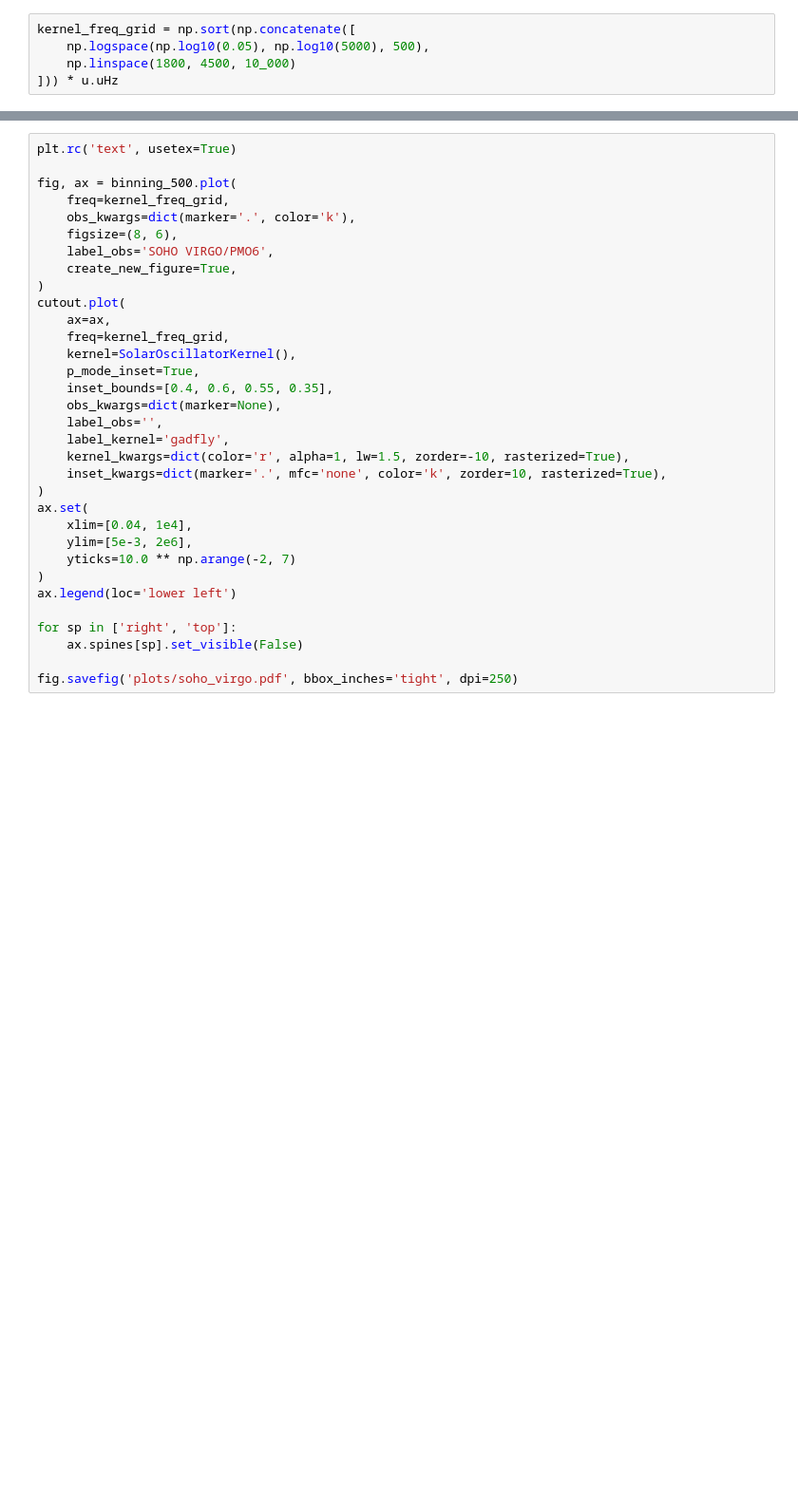
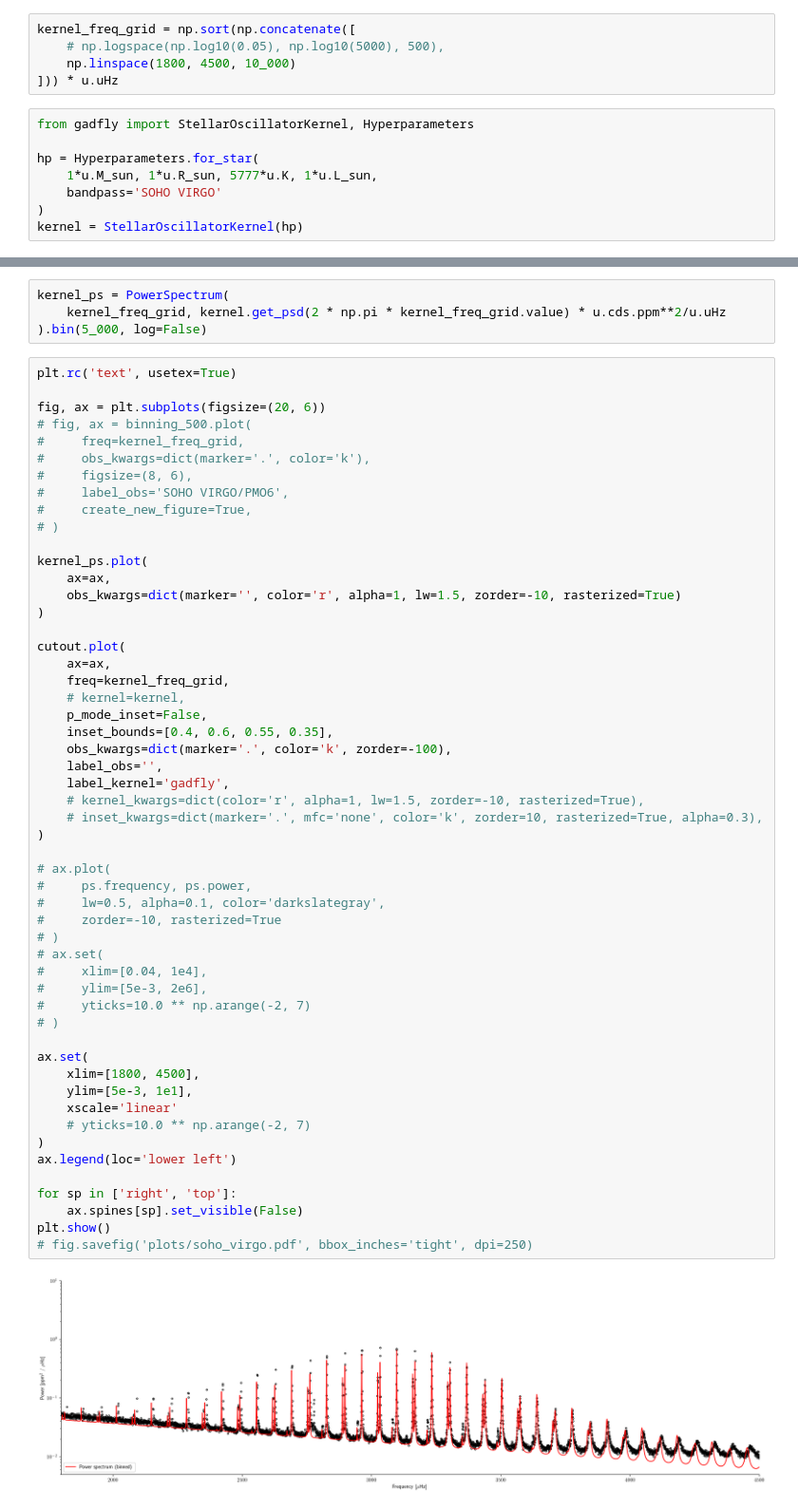
Before and after one commit to bmorris3/gadfly, a Jupyter notebook: notebooks/paper/soho_virgo.ipynb, the cells around one changed output, grey strips where cells are left out. Shown at 95% size. Cells and saved outputs as stored; diff of their text form; blank space fills up the shorter version.

Commit message:
asymptotic p mode approx

```diff
--- a/notebooks/paper/soho_virgo.ipynb
+++ b/notebooks/paper/soho_virgo.ipynb
@@ -45,5 +56,13 @@ cutout = ps.cutout(1800*u.uHz, 4500*u.uHz).bin(5_000, log=False)
 # %%
 kernel_freq_grid = np.sort(np.concatenate([
-    np.logspace(np.log10(0.05), np.log10(5000), 500),
+    # np.logspace(np.log10(0.05), np.log10(5000), 500),
     np.linspace(1800, 4500, 10_000)
 ])) * u.uHz
+# %%
+from gadfly import StellarOscillatorKernel, Hyperparameters
+
+hp = Hyperparameters.for_star(
+    1*u.M_sun, 1*u.R_sun, 5777*u.K, 1*u.L_sun,
+    bandpass='SOHO VIRGO'
+)
+kernel = StellarOscillatorKernel(hp)
@@ -50,33 +71,59 @@ kernel_freq_grid = np.sort(np.concatenate([
+# %%
+kernel_ps = PowerSpectrum(
+    kernel_freq_grid, kernel.get_psd(2 * np.pi * kernel_freq_grid.value) * u.cds.ppm**2/u.uHz
+).bin(5_000, log=False)
 # %%
 plt.rc('text', usetex=True)
 
-fig, ax = binning_500.plot(
-    freq=kernel_freq_grid,
-    obs_kwargs=dict(marker='.', color='k'),
-    figsize=(8, 6),
-    label_obs='SOHO VIRGO/PMO6',
-    create_new_figure=True,
+fig, ax = plt.subplots(figsize=(20, 6))
+# fig, ax = binning_500.plot(
+#     freq=kernel_freq_grid,
+#     obs_kwargs=dict(marker='.', color='k'),
+#     figsize=(8, 6),
+#     label_obs='SOHO VIRGO/PMO6',
+#     create_new_figure=True,
+# )
+
+kernel_ps.plot(
+    ax=ax,
+    obs_kwargs=dict(marker='', color='r', alpha=1, lw=1.5, zorder=-10, rasterized=True)
 )
+
 cutout.plot(
     ax=ax,
     freq=kernel_freq_grid,
-    kernel=SolarOscillatorKernel(),
-    p_mode_inset=True,
+    # kernel=kernel,
+    p_mode_inset=False,
     inset_bounds=[0.4, 0.6, 0.55, 0.35],
-    obs_kwargs=dict(marker=None),
+    obs_kwargs=dict(marker='.', color='k', zorder=-100),
     label_obs='',
     label_kernel='gadfly',
-    kernel_kwargs=dict(color='r', alpha=1, lw=1.5, zorder=-10, rasterized=True),
-    inset_kwargs=dict(marker='.', mfc='none', color='k', zorder=10, rasterized=True),
+    # kernel_kwargs=dict(color='r', alpha=1, lw=1.5, zorder=-10, rasterized=True),
+    # inset_kwargs=dict(marker='.', mfc='none', color='k', zorder=10, rasterized=True, alpha=0.3),
 )
+
+# ax.plot(
+#     ps.frequency, ps.power,
+#     lw=0.5, alpha=0.1, color='darkslategray',
+#     zorder=-10, rasterized=True
+# )
+# ax.set(
+#     xlim=[0.04, 1e4],
+#     ylim=[5e-3, 2e6],
+#     yticks=10.0 ** np.arange(-2, 7)
+# )
+
 ax.set(
-    xlim=[0.04, 1e4],
-    ylim=[5e-3, 2e6],
-    yticks=10.0 ** np.arange(-2, 7)
+    xlim=[1800, 4500],
+    ylim=[5e-3, 1e1],
+    xscale='linear'
+    # yticks=10.0 ** np.arange(-2, 7)
 )
 ax.legend(loc='lower left')
 
 for sp in ['right', 'top']:
     ax.spines[sp].set_visible(False)
-
-fig.savefig('plots/soho_virgo.pdf', bbox_inches='tight', dpi=250)
+plt.show()
+# fig.savefig('plots/soho_virgo.pdf', bbox_inches='tight', dpi=250)
+# %% [output]
+[figure, added]
```
Also changed, not shown: parts of 16 cells of this notebook, 8 other files.
